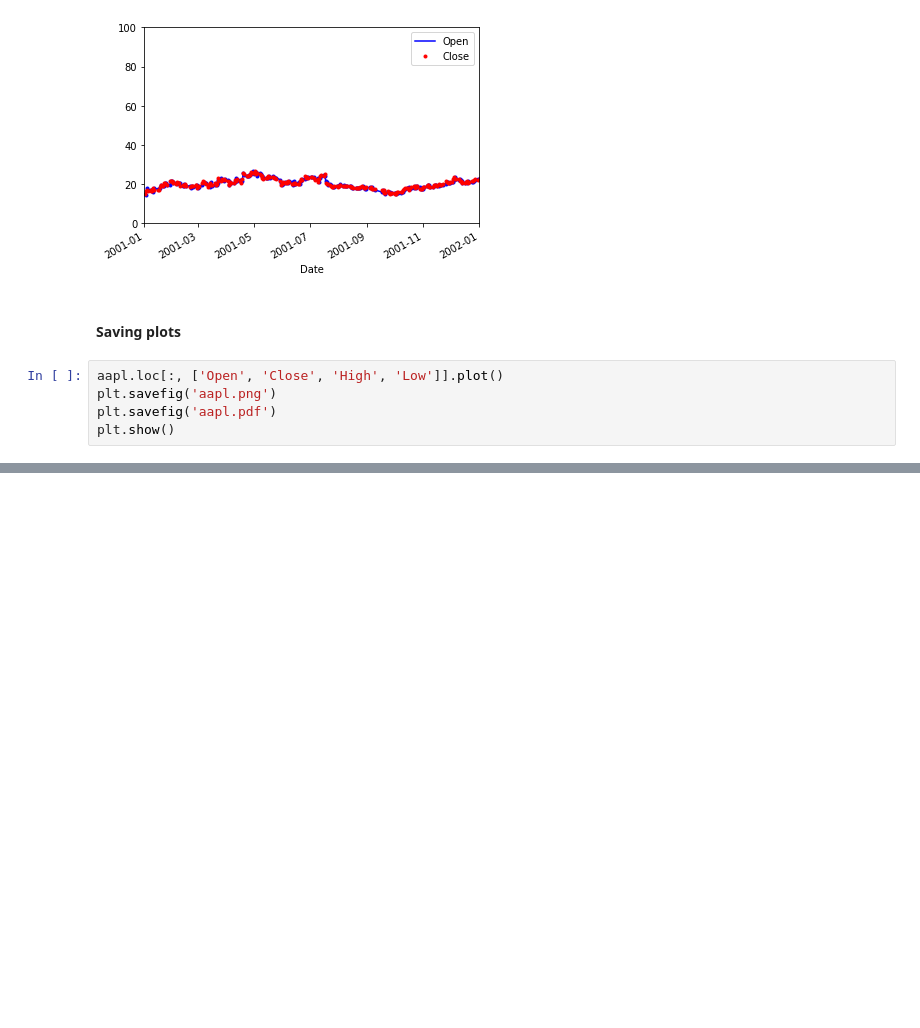
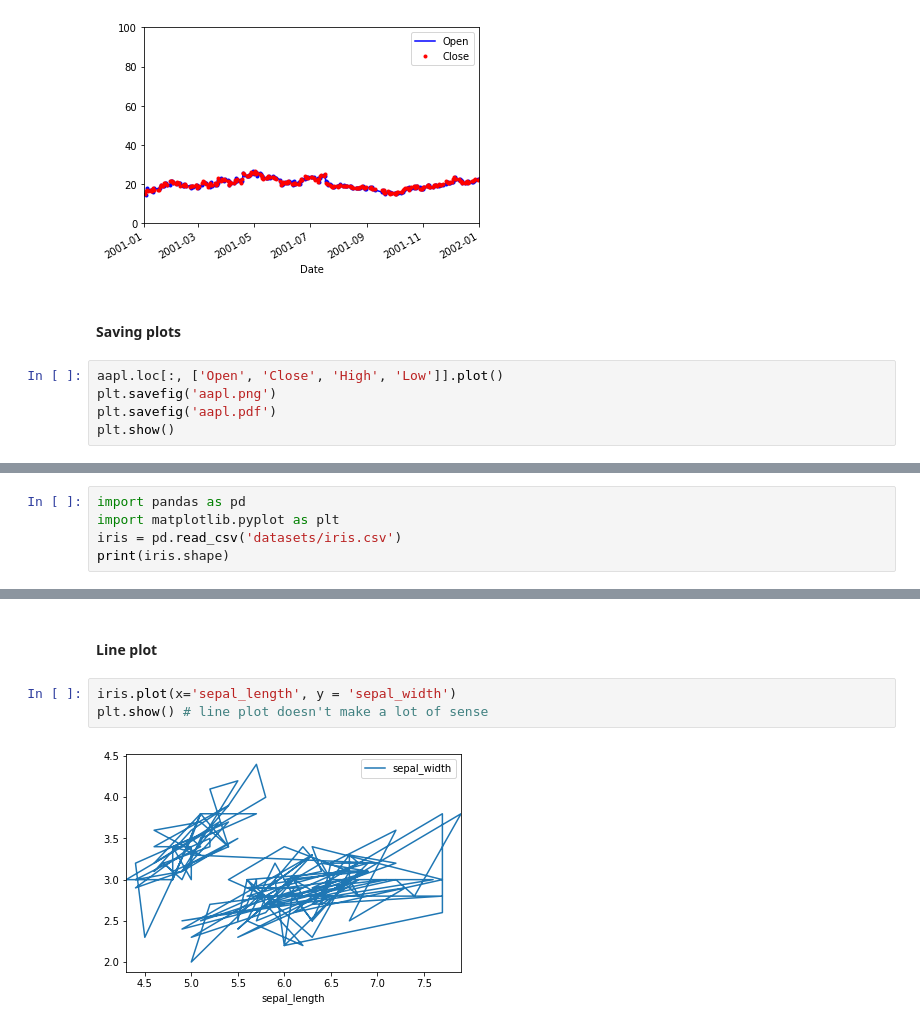
Before and after one commit to MikaelaKlein/Datacamp-Courses, a Jupyter notebook: Data Scientist with Python/08 - pandas Foundations.ipynb, the cells around one changed output, grey strips where cells are left out. Drawn from its saved outputs; the diff is of its cells as text; blank space fills up the shorter version.

Commit message:
Added chapter 2 of pandas Foundations

```diff
--- a/Data Scientist with Python/08 - pandas Foundations.ipynb
+++ b/Data Scientist with Python/08 - pandas Foundations.ipynb
@@ -369,0 +383,5 @@ plt.show()
+# %%
+import pandas as pd
+import matplotlib.pyplot as plt
+iris = pd.read_csv('datasets/iris.csv')
+print(iris.shape)
@@ -369,0 +399,7 @@ plt.show()
+# %% [markdown]
+#### Line plot
+# %%
+iris.plot(x='sepal_length', y = 'sepal_width')
+plt.show() # line plot doesn't make a lot of sense
+# %% [output]
+[figure, added]
```
Also changed, not shown: parts of 53 cells of this notebook, 1 other file.
